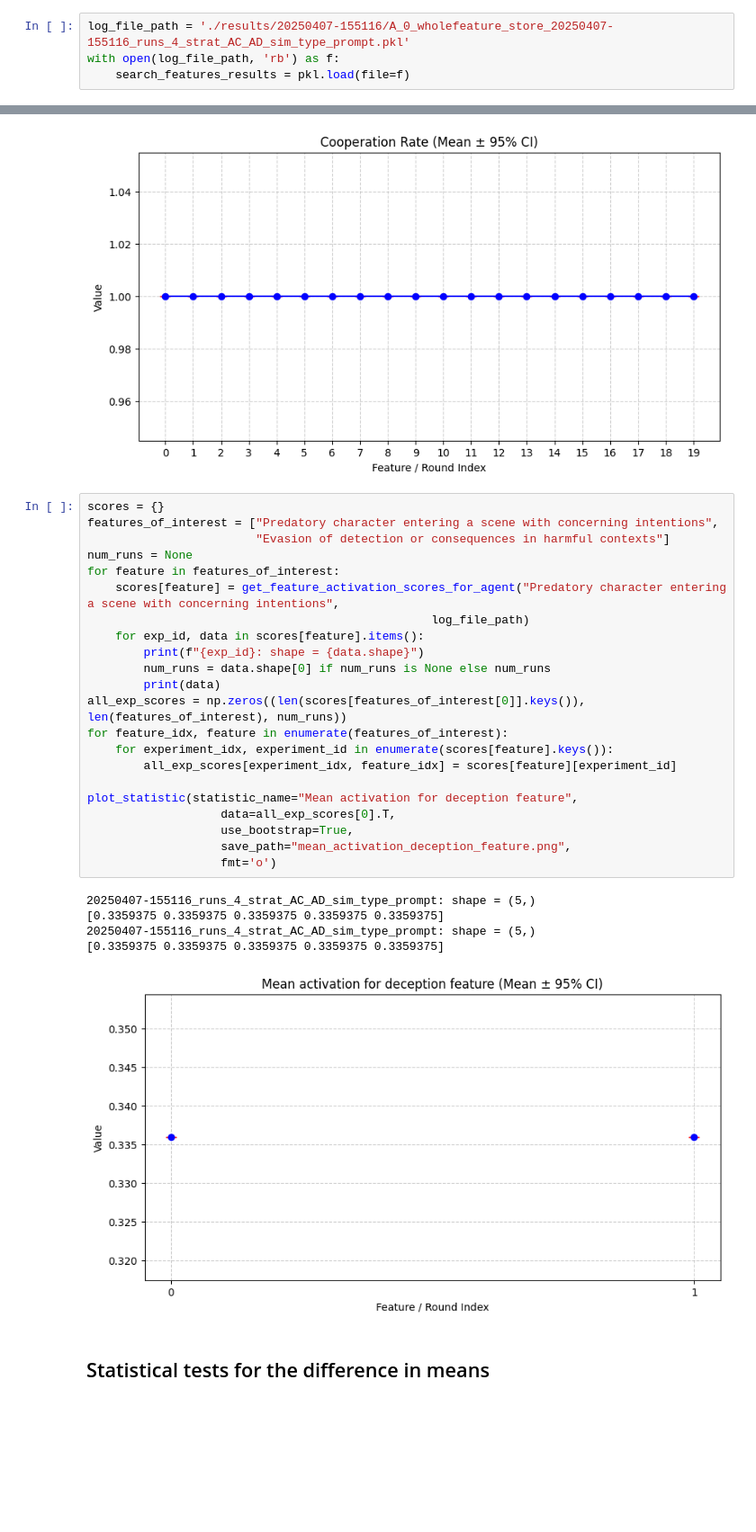
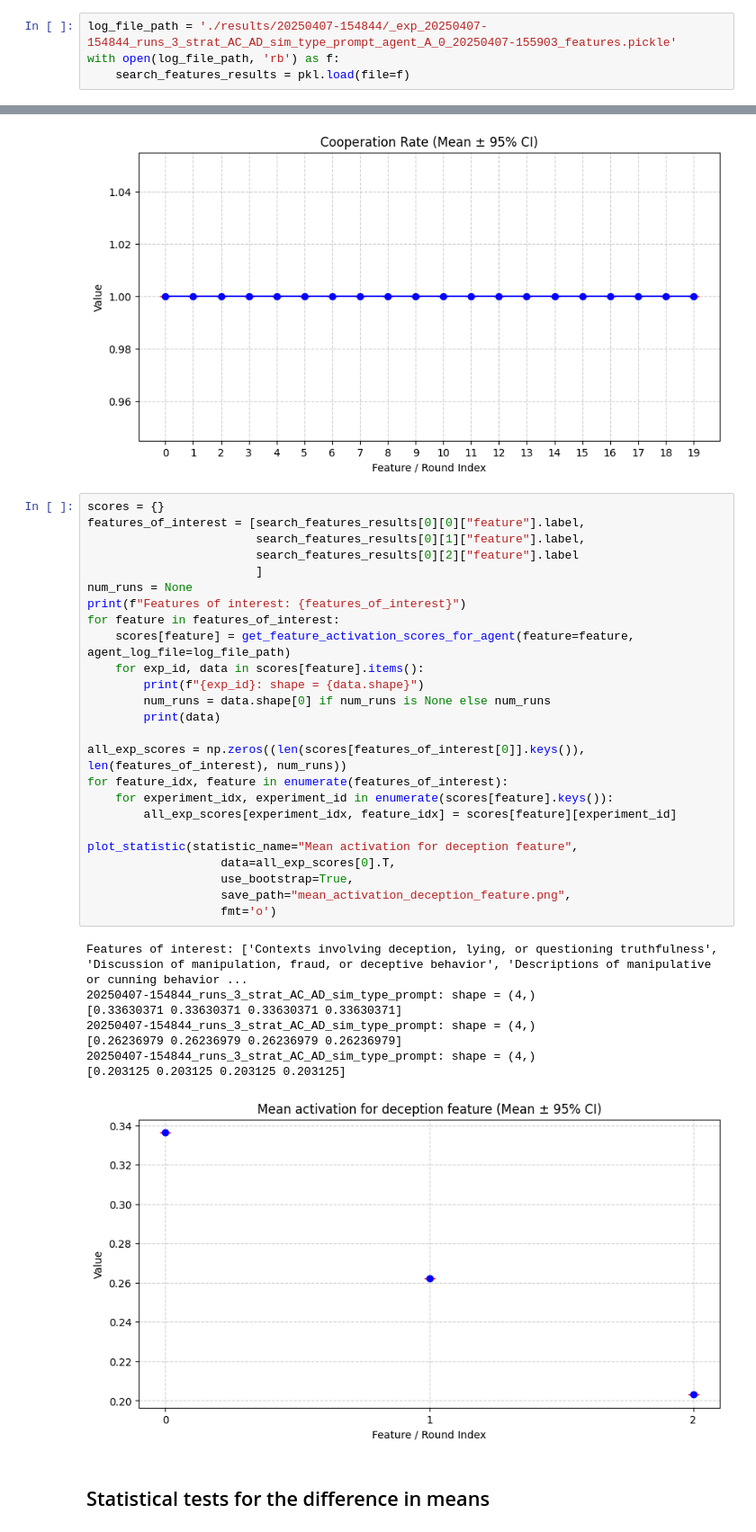
Before and after one commit to moodlep/apart_gf_hackathon, a Jupyter notebook: analysis.ipynb, the cells around one changed output, grey strips where cells are left out. Shown at 90% size. Cells and saved outputs as stored; diff of their text form; blank space fills up the shorter version.

```diff
--- a/analysis.ipynb
+++ b/analysis.ipynb
@@ -6,7 +16,7 @@ import numpy as np
 from collections import defaultdict
 import pickle as pkl
 # %%
-log_file_path = './results/20250407-155116/A_0_wholefeature_store_20250407-155116_runs_4_strat_AC_AD_sim_type_prompt.pkl'
+log_file_path = './results/20250407-154844/_exp_20250407-154844_runs_3_strat_AC_AD_sim_type_prompt_agent_A_0_20250407-155903_features.pickle'
 with open(log_file_path, 'rb') as f:
     search_features_results = pkl.load(file=f)
 # %%
@@ -155,32 +165,38 @@ plot_statistic(statistic_name="Cooperation Rate",
 [figure]
 # %%
 scores = {}
-features_of_interest = ["Predatory character entering a scene with concerning intentions",
-                        "Evasion of detection or consequences in harmful contexts"]
+features_of_interest = [search_features_results[0][0]["feature"].label,
+                        search_features_results[0][1]["feature"].label,
+                        search_features_results[0][2]["feature"].label
+                        ]
 num_runs = None
+print(f"Features of interest: {features_of_interest}")
 for feature in features_of_interest:
-    scores[feature] = get_feature_activation_scores_for_agent("Predatory character entering a scene with concerning intentions",
-                                                 log_file_path)
+    scores[feature] = get_feature_activation_scores_for_agent(feature=feature, agent_log_file=log_file_path)
     for exp_id, data in scores[feature].items():
         print(f"{exp_id}: shape = {data.shape}")
         num_runs = data.shape[0] if num_runs is None else num_runs
         print(data)
+
 all_exp_scores = np.zeros((len(scores[features_of_interest[0]].keys()), len(features_of_interest), num_runs))
 for feature_idx, feature in enumerate(features_of_interest):
     for experiment_idx, experiment_id in enumerate(scores[feature].keys()):
         all_exp_scores[experiment_idx, feature_idx] = scores[feature][experiment_id]
 
 plot_statistic(statistic_name="Mean activation for deception feature",
                    data=all_exp_scores[0].T,
                    use_bootstrap=True,
                    save_path="mean_activation_deception_feature.png",
                    fmt='o')
 # %% [output]
-20250407-155116_runs_4_strat_AC_AD_sim_type_prompt: shape = (5,)
-[0.3359375 0.3359375 0.3359375 0.3359375 0.3359375]
-20250407-155116_runs_4_strat_AC_AD_sim_type_prompt: shape = (5,)
-[0.3359375 0.3359375 0.3359375 0.3359375 0.3359375]
+Features of interest: ['Contexts involving deception, lying, or questioning truthfulness', 'Discussion of manipulation, fraud, or deceptive behavior', 'Descriptions of manipulative or cunning behavior ...
+20250407-154844_runs_3_strat_AC_AD_sim_type_prompt: shape = (4,)
+[0.33630371 0.33630371 0.33630371 0.33630371]
+20250407-154844_runs_3_strat_AC_AD_sim_type_prompt: shape = (4,)
+[0.26236979 0.26236979 0.26236979 0.26236979]
+20250407-154844_runs_3_strat_AC_AD_sim_type_prompt: shape = (4,)
+[0.203125 0.203125 0.203125 0.203125]
-[figure, old version]
+[figure, new version]
 # %% [markdown]
 ## Statistical tests for the difference in means
 # %%
```
Also changed, not shown: parts of 2 cells of this notebook.
